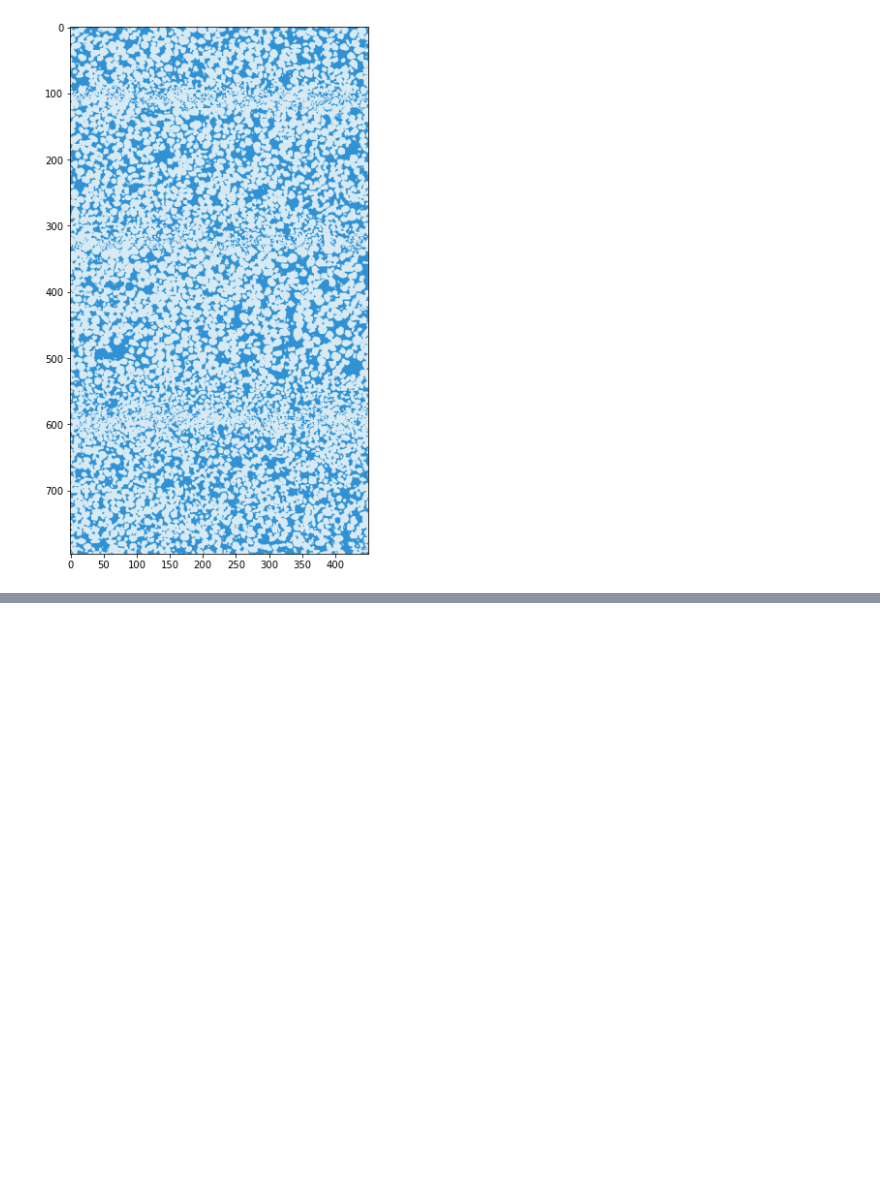
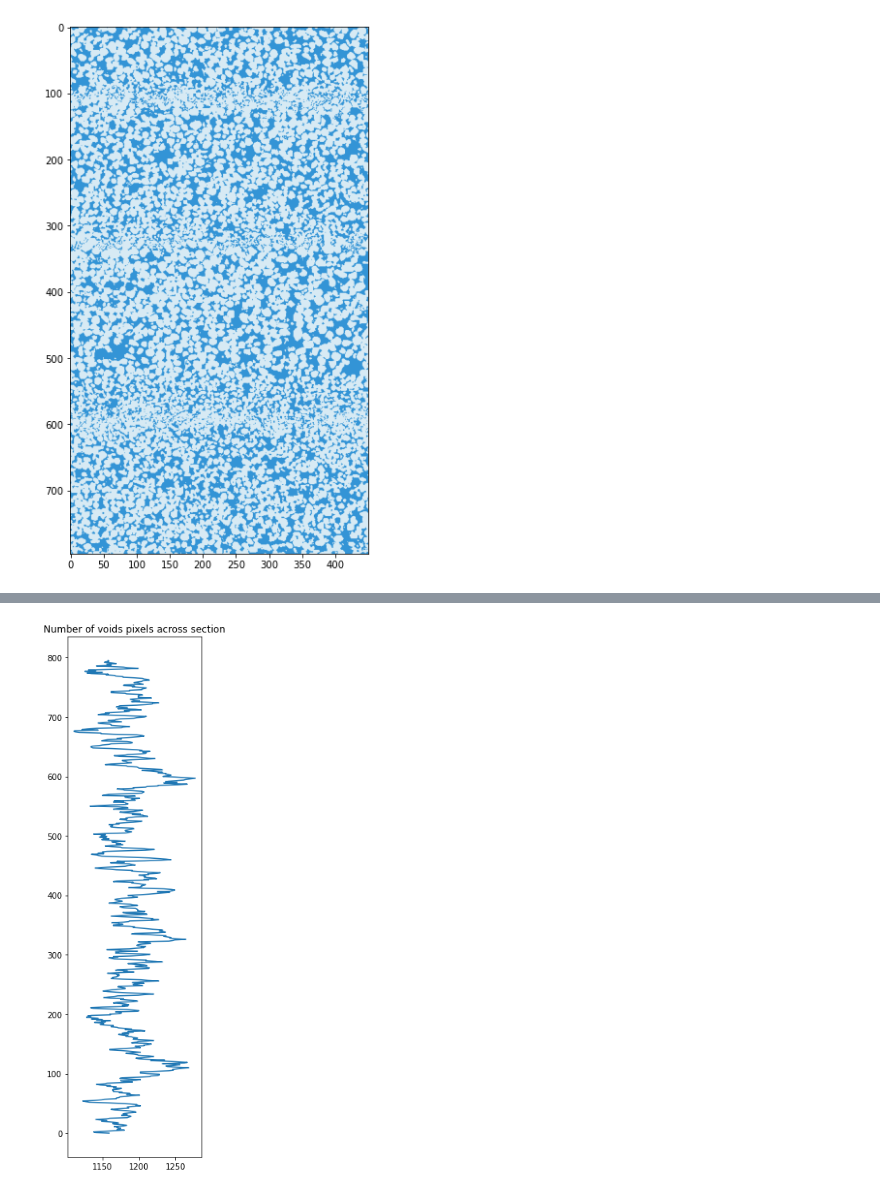
Before and after one commit to ieferreira/DigitalPetrography, a Jupyter notebook: SandstoneParameters/BergLaminatedSand.ipynb, the cells around one changed output, grey strips where cells are left out. Cells and saved outputs as stored; diff of their text form; code cells hidden in the pictures; blank space fills up the shorter version.

```diff
--- a/SandstoneParameters/BergLaminatedSand.ipynb
+++ b/SandstoneParameters/BergLaminatedSand.ipynb
@@ -140,0 +153,16 @@ Text(0.5, 1.0, '4704')
+# %%
+def make_histogram_img(img):
+    """go row by row in y direction of image given in img, and count pixels with 255 values and add them, then show a histogram of count of pixels with 255 value in image y - axis."""
+    hist = []
+
+    for i in range(img.shape[0]):
+        hist.append(len(np.where(img[i,:] == 255)[0]))
+    plt.figure(figsize=(3, 12))
+    plt.plot(hist, range(len(hist)))
+    plt.title("Number of voids pixels across section")
+    plt.show()
+# %%
+
+make_histogram_img(th1)
+# %% [output]
+[figure, added]
```
Also changed, not shown: parts of 10 cells of this notebook.
